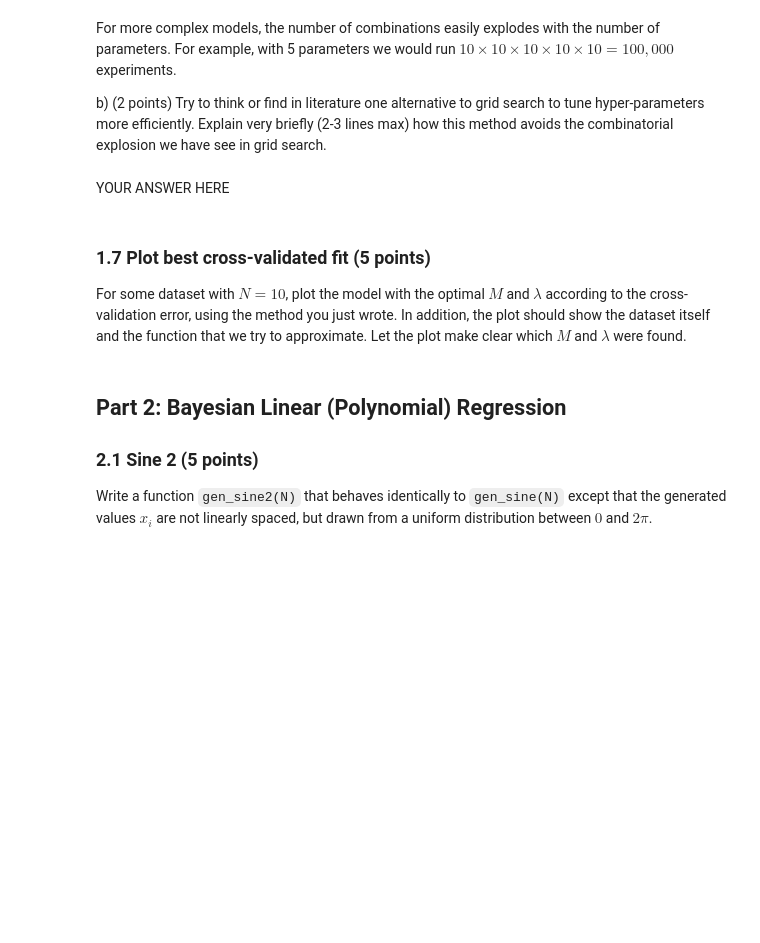
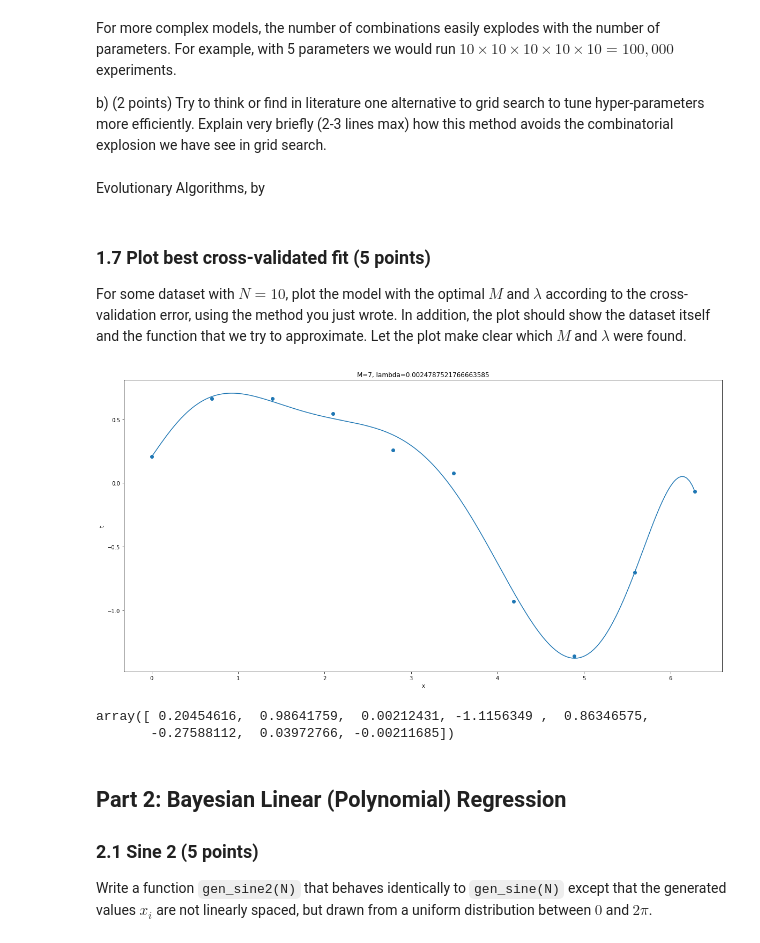
Before and after one commit to ndegier/ML1, a Jupyter notebook: 10683704_12311014_lab1.ipynb, the cells around one changed output. Cells and saved outputs as stored; diff of their text form; code cells hidden in the pictures; blank space fills up the shorter version.

```diff
--- a/10683704_12311014_lab1.ipynb
+++ b/10683704_12311014_lab1.ipynb
@@ -221,3 +302,15 @@ def pred_error(x_train, x_valid, t_train, t_valid, M, reg):
+# %%
+def pred_error(x_train, x_valid, t_train, t_valid, M, reg):
+
+    w, Phi = fit_polynomial_reg(x_train, t_train, M, reg)
+
+    Phi_valid = designmatrix(x_valid, M)
+
+    y_valid = np.dot(Phi_valid, w)
+
+    pred_err = sum((y_valid - t_valid)**2)
+
+    return pred_err
 # %%
 ### Test your function
 N = 10
@@ -242,9 +335,3 @@ def kfold_indices(N, k):
         valid_folds.append(valid_indices)
         train_folds.append(np.setdiff1d(all_indices, valid_indices))
     return train_folds, valid_folds
-# %%
-def find_best_m_and_lamb(x, t):
-    # YOUR CODE HERE
-    raise NotImplementedError()
-
-    return M_best, lamb_best
@@ -263,8 +403,8 @@ YOUR ANSWER HERE
 For more complex models, the number of combinations easily explodes with the number of parameters. For example, with 5 parameters we would run $10 \times 10 \times 10 \times 10 \times 10 = 100,000$ experiments.
 
 b) (2 points) Try to think or find in literature one alternative to grid search to tune hyper-parameters more efficiently. Explain very briefly (2-3 lines max) how this method avoids the combinatorial explosion we have see in grid search.
-# %% [markdown]
-YOUR ANSWER HERE
+# %% [markdown]
+Evolutionary Algorithms, by
 # %% [markdown]
 ### 1.7 Plot best cross-validated fit (5 points)
 
@@ -275,3 +412,32 @@ raise NotImplementedError()
+# %%
+N = 10
+x,t = gen_sine(N)
+xplot = np.linspace(0,2*np.pi, 200); #for smooth lines
+M_best, lamb_best = find_best_m_and_lamb(x,t)
+
+plt.figure()
+plt.scatter(x,t)
+plt.title("M=%s, lambda=%s" %(M_best, lamb_best))
+plt.xlabel('x')
+plt.ylabel('t')
+
+w, Phi = fit_polynomial_reg(x, t, M_best, lamb_best)
+
+def function(x, w_ml):
+    t = np.zeros(200)
+    for (i,w) in enumerate(w_ml):
+        t += w*x**i
+    return t
+
+plt.plot(xplot, function(xplot, w))
+plt.show()
+# %% [output]
+[figure, added]
+# %%
+w
+# %% [output]
+array([ 0.20454616,  0.98641759,  0.00212431, -1.1156349 ,  0.86346575,
+       -0.27588112,  0.03972766, -0.00211685])
 # %% [markdown]
 ## Part 2: Bayesian Linear (Polynomial) Regression
 
```
Also changed, not shown: parts of 34 cells of this notebook.
